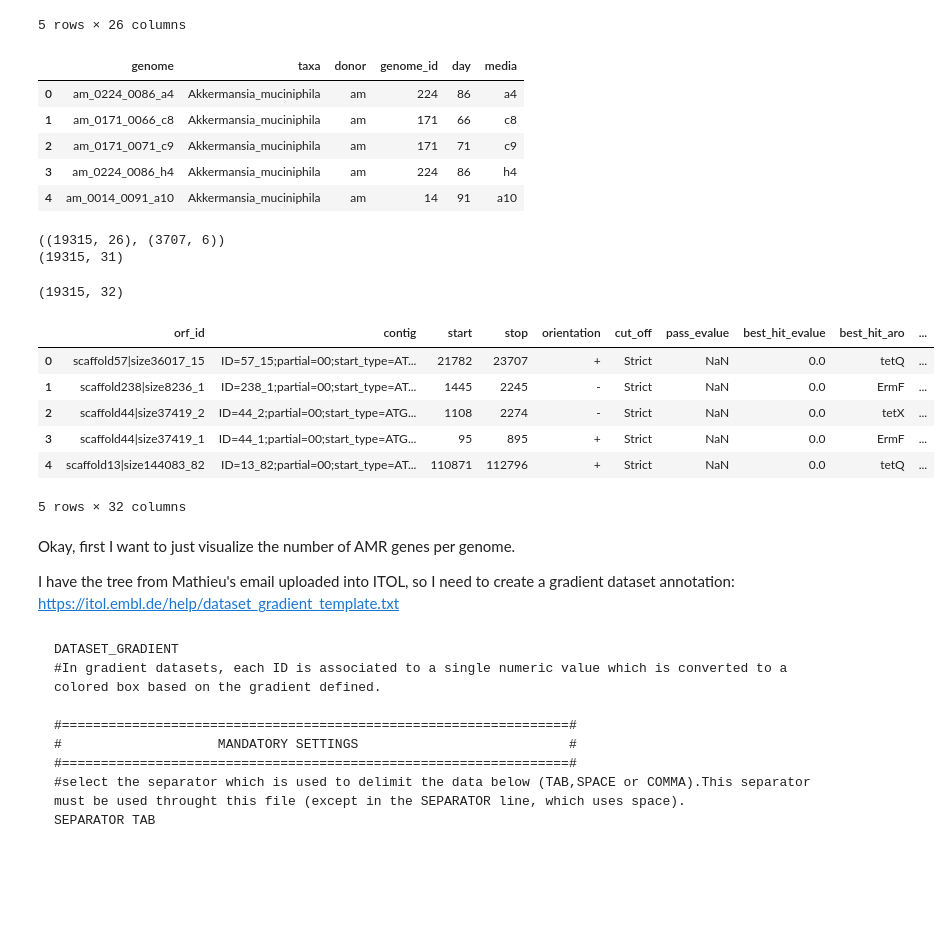
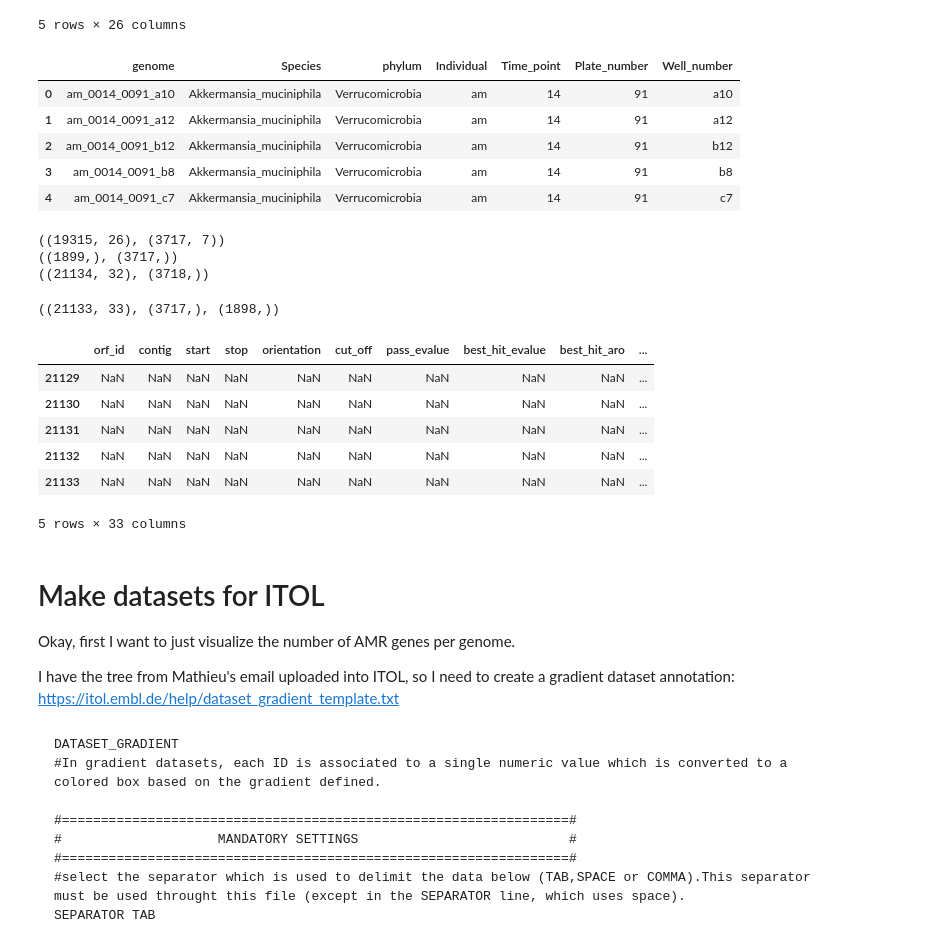
Before and after one commit to cduvallet/amr-risk, a Jupyter notebook: src/exploration/2018-05-02.explore_strict_results.ipynb, the cells around one changed output. Saved outputs shown, nothing was run; the diff lists cells and outputs as text; code cells hidden in the pictures; blank space fills up the shorter version.

Commit message:
First ARG analysis - strict hits, ITOL viz

```diff
--- a/src/exploration/2018-05-02.explore_strict_results.ipynb
+++ b/src/exploration/2018-05-02.explore_strict_results.ipynb
@@ -30,46 +33,51 @@ df.head()
 | 4 | scaffold13|size144083_82 | ID=13_82;partial=00;start_type=AT... | 110871 | 112796 | + | Strict | NaN | 0.0 | tetQ | ... |
 5 rows × 26 columns
 # %%
-fmeta = '../../data/raw/table_BN10_WGS_metadata_03282018.txt'
-# Not sure what hte last four columns are, guess for now
-cols = ['genome', 'taxa', 'nan', 'donor', 'time_point', 'plate_id', 'well_id']
-meta = pd.read_csv(fmeta, sep='\t', names=cols)
+fmeta = '../../data/raw/table_BN10_WGS_metadata_04232018.txt'
+meta = pd.read_csv(fmeta, sep='\t')
 # One of the columns is all NaN
 meta = meta.dropna(how='all', axis=1)
+meta = meta.rename(columns={'Genome_name': 'genome'})
 meta.head()
 # %% [output]
-|  | genome | taxa | donor | genome_id | day | media |
-| 0 | am_0224_0086_a4 | Akkermansia_muciniphila | am | 224 | 86 | a4 |
-| 1 | am_0171_0066_c8 | Akkermansia_muciniphila | am | 171 | 66 | c8 |
-| 2 | am_0171_0071_c9 | Akkermansia_muciniphila | am | 171 | 71 | c9 |
-| 3 | am_0224_0086_h4 | Akkermansia_muciniphila | am | 224 | 86 | h4 |
-| 4 | am_0014_0091_a10 | Akkermansia_muciniphila | am | 14 | 91 | a10 |
+|  | genome | Species | phylum | Individual | Time_point | Plate_number | Well_number |
+| 0 | am_0014_0091_a10 | Akkermansia_muciniphila | Verrucomicrobia | am | 14 | 91 | a10 |
+| 1 | am_0014_0091_a12 | Akkermansia_muciniphila | Verrucomicrobia | am | 14 | 91 | a12 |
+| 2 | am_0014_0091_b12 | Akkermansia_muciniphila | Verrucomicrobia | am | 14 | 91 | b12 |
+| 3 | am_0014_0091_b8 | Akkermansia_muciniphila | Verrucomicrobia | am | 14 | 91 | b8 |
+| 4 | am_0014_0091_c7 | Akkermansia_muciniphila | Verrucomicrobia | am | 14 | 91 | c7 |
 # %%
 # Merge on common genome name
 print(df.shape, meta.shape)
-df = pd.merge(df, meta)
-print(df.shape)
+print(df['genome'].unique().shape, meta['genome'].unique().shape)
+df = pd.merge(df, meta, how='outer')
+print(df.shape, df['genome'].unique().shape)
 # %% [output]
-((19315, 26), (3707, 6))
-(19315, 31)
+((19315, 26), (3717, 7))
+((1899,), (3717,))
+((21134, 32), (3718,))
 # %%
 # Count number of hits per genome
-hits = df.groupby('genome').size().reset_index()
+hits = df.dropna(subset=['orf_id']).groupby('genome').size().reset_index()
 hits.columns = ['genome', 'n_hits']
 
-resdf = pd.merge(df, hits, how='left')
-print(resdf.shape)
-resdf.head()
+resdf = pd.merge(df, hits, how='outer')
+resdf = resdf.dropna(subset=['phylum'])
+print(resdf.shape, resdf['genome'].unique().shape, resdf.dropna(subset=['n_hits'])['genome'].unique().shape)
+resdf['n_hits'] = resdf['n_hits'].fillna(0.0)
+resdf.tail()
 # %% [output]
-(19315, 32)
+((21133, 33), (3717,), (1898,))
 |  | orf_id | contig | start | stop | orientation | cut_off | pass_evalue | best_hit_evalue | best_hit_aro | ... |
-| 0 | scaffold57|size36017_15 | ID=57_15;partial=00;start_type=AT... | 21782 | 23707 | + | Strict | NaN | 0.0 | tetQ | ... |
-| 1 | scaffold238|size8236_1 | ID=238_1;partial=00;start_type=AT... | 1445 | 2245 | - | Strict | NaN | 0.0 | ErmF | ... |
-| 2 | scaffold44|size37419_2 | ID=44_2;partial=00;start_type=ATG... | 1108 | 2274 | - | Strict | NaN | 0.0 | tetX | ... |
-| 3 | scaffold44|size37419_1 | ID=44_1;partial=00;start_type=ATG... | 95 | 895 | + | Strict | NaN | 0.0 | ErmF | ... |
-| 4 | scaffold13|size144083_82 | ID=13_82;partial=00;start_type=AT... | 110871 | 112796 | + | Strict | NaN | 0.0 | tetQ | ... |
+| 21129 | NaN | NaN | NaN | NaN | NaN | NaN | NaN | NaN | NaN | ... |
+| 21130 | NaN | NaN | NaN | NaN | NaN | NaN | NaN | NaN | NaN | ... |
+| 21131 | NaN | NaN | NaN | NaN | NaN | NaN | NaN | NaN | NaN | ... |
+| 21132 | NaN | NaN | NaN | NaN | NaN | NaN | NaN | NaN | NaN | ... |
+| 21133 | NaN | NaN | NaN | NaN | NaN | NaN | NaN | NaN | NaN | ... |
-5 rows × 32 columns
+5 rows × 33 columns
 # %% [markdown]
+# Make datasets for ITOL
+
 Okay, first I want to just visualize the number of AMR genes per genome.
 
 I have the tree from Mathieu's email uploaded into ITOL, so I need to create a gradient dataset annotation: https://itol.embl.de/help/dataset_gradient_template.txt
```
Also changed, not shown: parts of 33 cells of this notebook, 28 other files.
